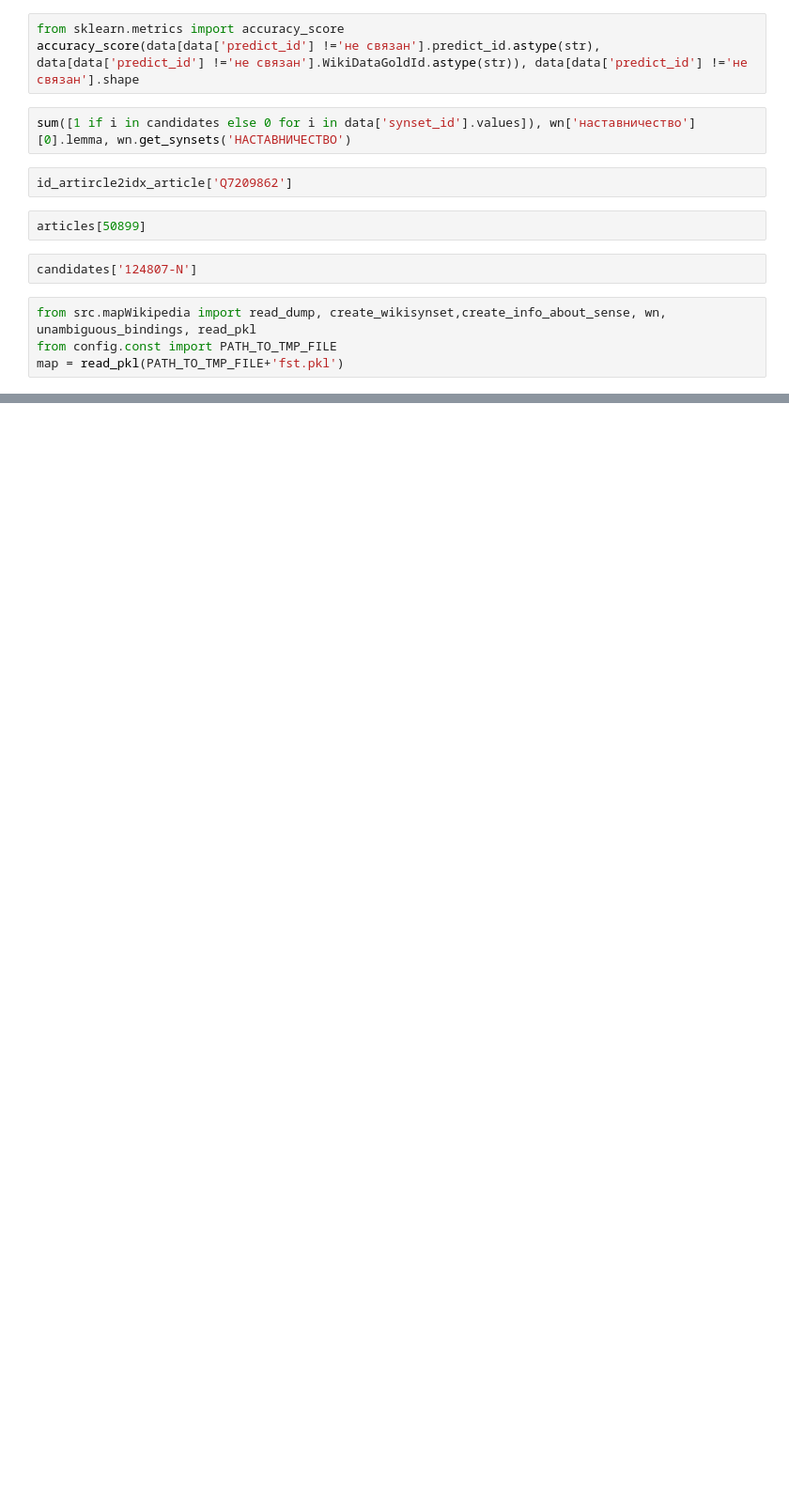
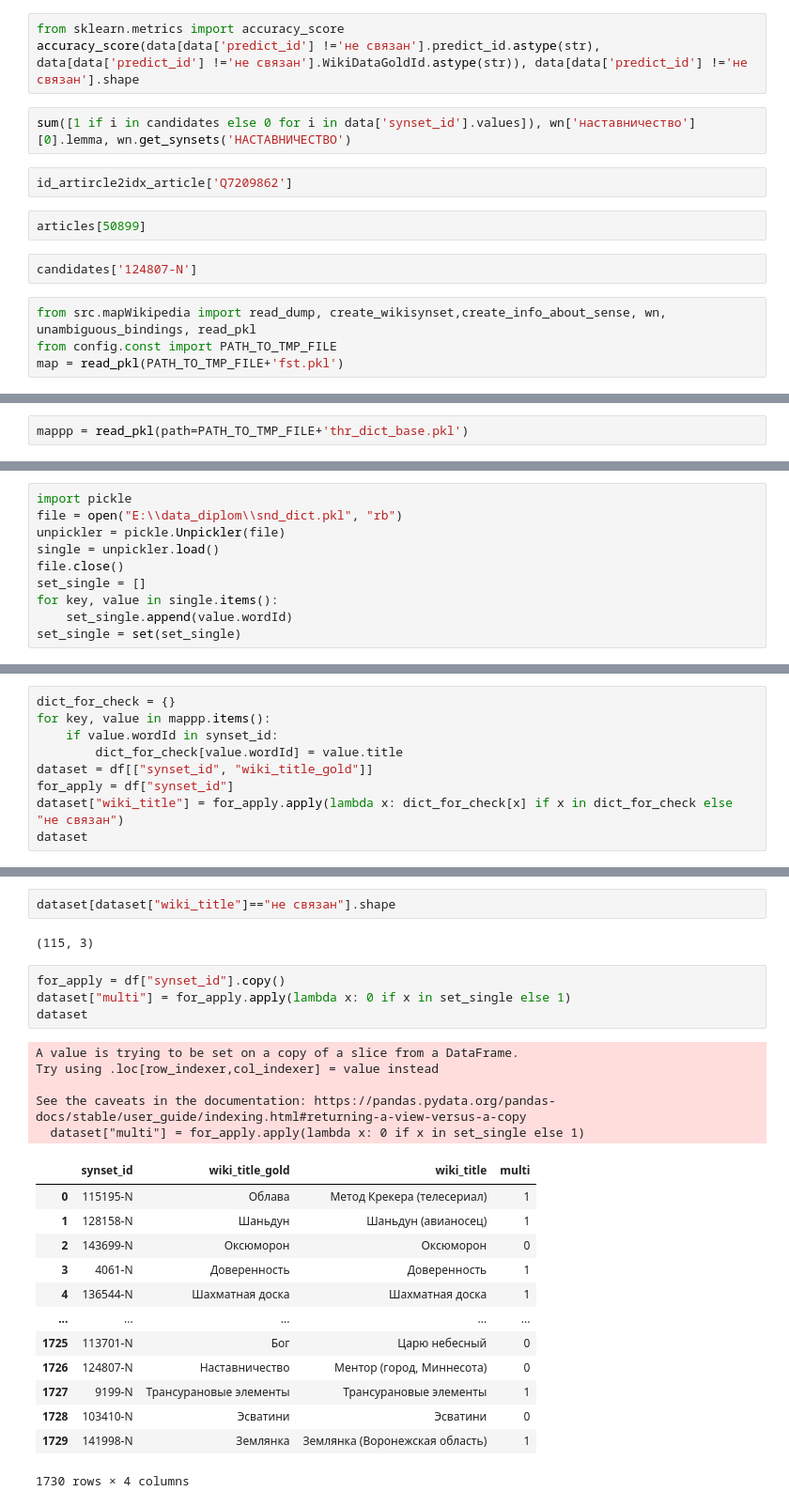
Before and after one commit to z3mois/diploma, a Jupyter notebook: test.ipynb, the cells around one changed output, grey strips where cells are left out. Shown at 94% size. Drawn from its saved outputs; the diff is of its cells as text; blank space fills up the shorter version.

Commit message:
add multi stage bindings

```diff
--- a/test.ipynb
+++ b/test.ipynb
@@ -357,0 +361,2 @@ dicttt
+# %%
+mappp = read_pkl(path=PATH_TO_TMP_FILE+'thr_dict_base.pkl')
@@ -357,0 +368,10 @@ dicttt
+# %%
+import pickle
+file = open("E:\\data_diplom\\snd_dict.pkl", "rb")
+unpickler = pickle.Unpickler(file)
+single = unpickler.load()
+file.close()
+set_single = []
+for key, value in single.items():
+    set_single.append(value.wordId)
+set_single = set(set_single)
@@ -357,0 +398,9 @@ dicttt
+# %%
+dict_for_check = {}
+for key, value in mappp.items():
+    if value.wordId in synset_id:
+        dict_for_check[value.wordId] = value.title
+dataset = df[["synset_id", "wiki_title_gold"]]
+for_apply = df["synset_id"]
+dataset["wiki_title"] = for_apply.apply(lambda x: dict_for_check[x] if x in dict_for_check else "не связан")
+dataset
@@ -357,0 +433,27 @@ dicttt
+# %%
+dataset[dataset["wiki_title"]=="не связан"].shape
+# %% [output]
+(115, 3)
+# %%
+for_apply = df["synset_id"].copy()
+dataset["multi"] = for_apply.apply(lambda x: 0 if x in set_single else 1)
+dataset
+# %% [output]
+A value is trying to be set on a copy of a slice from a DataFrame.
+Try using .loc[row_indexer,col_indexer] = value instead
+
+See the caveats in the documentation: https://pandas.pydata.org/pandas-docs/stable/user_guide/indexing.html#returning-a-view-versus-a-copy
+  dataset["multi"] = for_apply.apply(lambda x: 0 if x in set_single else 1)
+|  | synset_id | wiki_title_gold | wiki_title | multi |
+| 0 | 115195-N | Облава | Метод Крекера (телесериал) | 1 |
+| 1 | 128158-N | Шаньдун | Шаньдун (авианосец) | 1 |
+| 2 | 143699-N | Оксюморон | Оксюморон | 0 |
+| 3 | 4061-N | Доверенность | Доверенность | 1 |
+| 4 | 136544-N | Шахматная доска | Шахматная доска | 1 |
+| ... | ... | ... | ... | ... |
+| 1725 | 113701-N | Бог | Царю небесный | 0 |
+| 1726 | 124807-N | Наставничество | Ментор (город, Миннесота) | 0 |
+| 1727 | 9199-N | Трансурановые элементы | Трансурановые элементы | 1 |
+| 1728 | 103410-N | Эсватини | Эсватини | 0 |
+| 1729 | 141998-N | Землянка | Землянка (Воронежская область) | 1 |
+1730 rows × 4 columns
```
Also changed, not shown: parts of 14 cells of this notebook, 5 other files.
